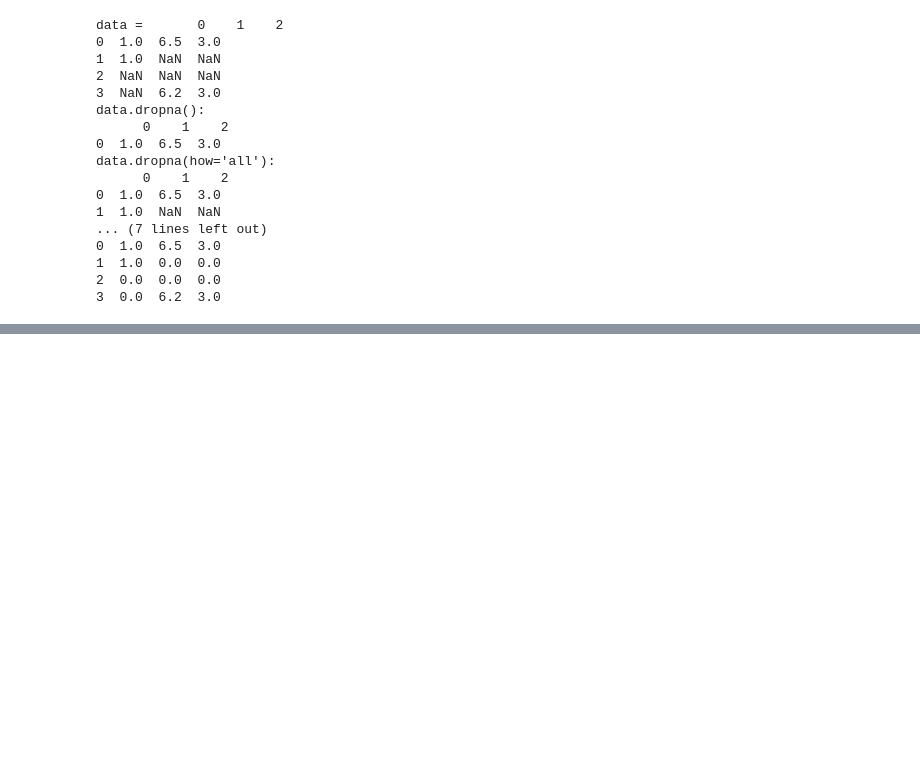
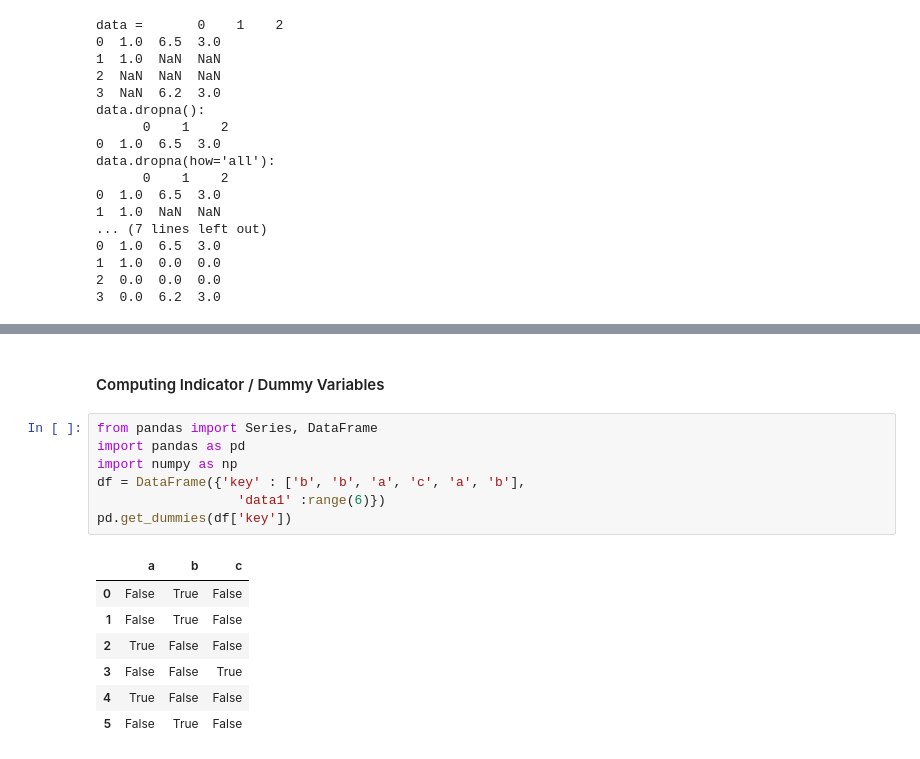
Before and after one commit to huanminwu/LeetCode, a Jupyter notebook: Python/notebooks/17-Pandas.ipynb, the cells around one changed output, grey strips where cells are left out. Saved outputs shown, nothing was run; the diff lists cells and outputs as text; blank space fills up the shorter version.

```diff
--- a/Python/notebooks/17-Pandas.ipynb
+++ b/Python/notebooks/17-Pandas.ipynb
@@ -418,0 +775,17 @@ data.dropna(how='all'):
+# %% [markdown]
+#### Computing Indicator / Dummy Variables
+# %%
+from pandas import Series, DataFrame
+import pandas as pd
+import numpy as np
+df = DataFrame({'key' : ['b', 'b', 'a', 'c', 'a', 'b'],
+                  'data1' :range(6)})
+pd.get_dummies(df['key'])
+# %% [output]
+|  | a | b | c |
+| 0 | False | True | False |
+| 1 | False | True | False |
+| 2 | True | False | False |
+| 3 | False | False | True |
+| 4 | True | False | False |
+| 5 | False | True | False |
```
Also changed, not shown: parts of 28 cells of this notebook, 2 other files.
